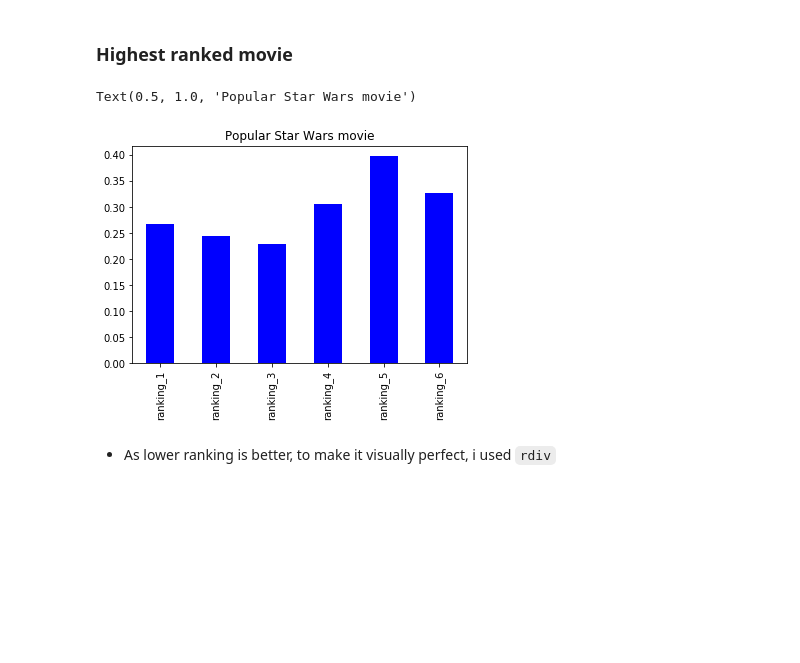
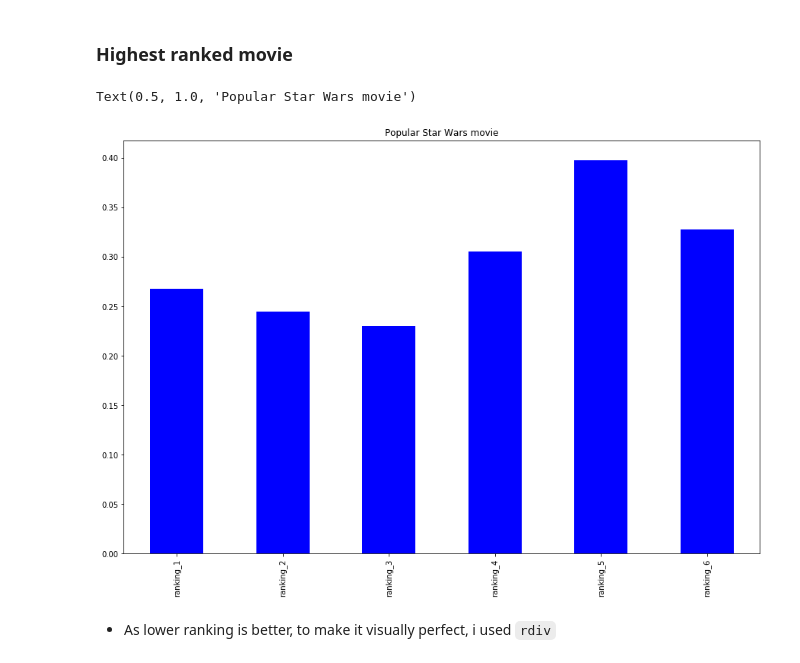
Before and after one commit to purvil/Star-Wars-survey-analysis, a Jupyter notebook: Star Wars Survey Analysis.ipynb, the cells around one changed output. Drawn from its saved outputs; the diff is of its cells as text; code cells hidden in the pictures; blank space fills up the shorter version.

```diff
--- a/Star Wars Survey Analysis.ipynb
+++ b/Star Wars Survey Analysis.ipynb
@@ -170,11 +170,11 @@ star_wars.head()
 # %% [markdown]
 ### Highest ranked movie
 # %%
-star_wars.iloc[:, 9:15].mean().rdiv(1).plot(kind='bar', color='blue')
+star_wars.iloc[:, 9:15].mean().rdiv(1).plot(kind='bar', color='blue', figsize=(15,10))
 plt.title("Popular Star Wars movie")
 # %% [output]
 Text(0.5, 1.0, 'Popular Star Wars movie')
-[figure, old version]
+[figure, new version]
 # %% [markdown]
 * As lower ranking is better, to make it visually perfect, i used `rdiv`
 # %% [markdown]
```
Also changed, not shown: parts of 13 cells of this notebook.
